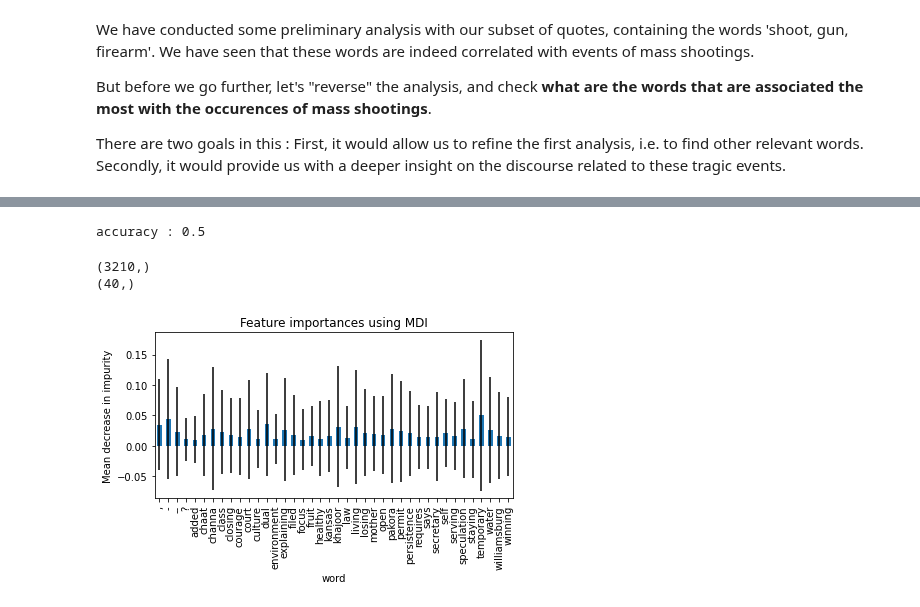
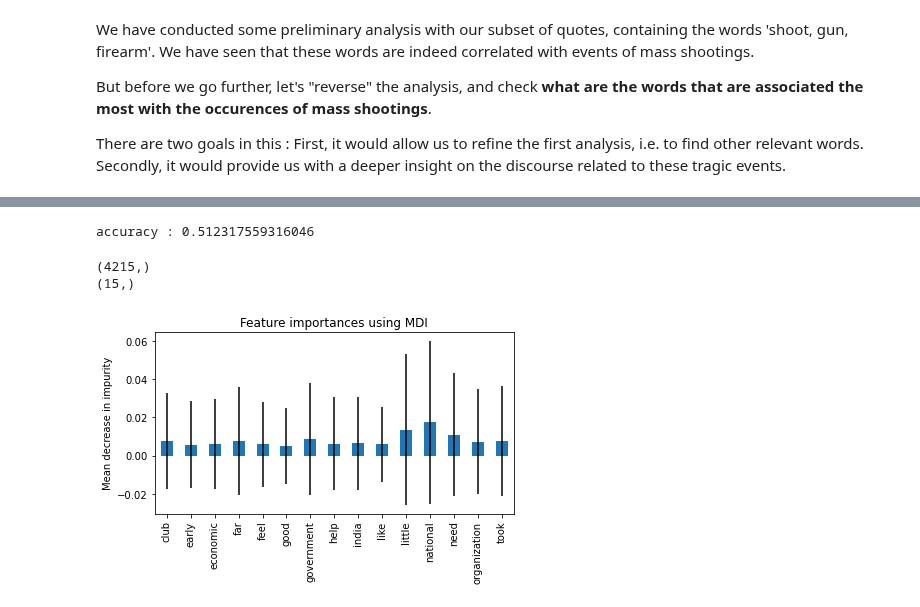
Before and after one commit to epfl-ada/ada-2021-project-clezemath, a Jupyter notebook: milestone3.ipynb, the cells around one changed output, grey strips where cells are left out. Saved outputs shown, nothing was run; the diff lists cells and outputs as text; code cells hidden in the pictures.

Commit message:
random forest

```diff
--- a/milestone3.ipynb
+++ b/milestone3.ipynb
@@ -66,4 +66,4 @@ We then open the obtained file, and **select only the rows that correspond to qu
 #df_original.head()
 # %%
 # New dataframe with the obtained data
-df_original = pd.read_json('quotes-cropped.json', lines=True)
+# df_original = pd.read_json('quotes-cropped.json', lines=True)
@@ -817,0 +847,3 @@ quote_2015_20719     0.0   0.0  0.0   0.0  0.0   0.0    0.0  0.0  0.0  0.0
+# %%
+X = pd.read_csv('Data/base_after_full.csv', index_col='quote')
+X.head()
@@ -819,7 +860,7 @@ quote_2015_20719     0.0   0.0  0.0   0.0  0.0   0.0    0.0  0.0  0.0  0.0
 from sklearn import preprocessing
 le = preprocessing.LabelEncoder()
 # we extract the label information from the quotes_data df
-y = [list(set(quotes_data.loc[quotes_data['quote'] == quote, 'group'].tolist()))[0] for quote in X.index]
+y = [list(set(all_data.loc[all_data['quote'] == quote, 'group'].tolist()))[0] for quote in X.index]
 le.fit(y)
 y = le.transform(y)
 print(y)
@@ -846,41 +871,47 @@ from sklearn.model_selection import train_test_split
 from sklearn.metrics import balanced_accuracy_score
 
 # split into train and test data
-X_train, X_test, y_train, y_test = train_test_split(X, y, stratify=y, test_size=0.2, random_state=42)
+X_train, X_test, y_train, y_test = train_test_split(X, y, stratify=y, test_size=0.1, random_state=42)
 
 # init and fit the random forest
-rf = RandomForestClassifier(max_depth=20, random_state=0)
+rf = RandomForestClassifier(n_estimators=400,
+                            class_weight='balanced_subsample',
+                            max_depth=10,
+                            bootstrap=True,
+                            random_state=0)
 rf.fit(X_train, y_train)
 
 # get the accuracy of the classifier
 results = balanced_accuracy_score(y_test, rf.predict(X_test))
 print(f'accuracy : {results}')
 # %% [output]
-accuracy : 0.5
+accuracy : 0.512317559316046
 # %%
 # based on: https://scikit-learn.org/stable/auto_examples/ensemble/plot_forest_importances.html
 # Here we explore the feature importances
 import matplotlib.pyplot as plt
 
 # we gather the importance of features (words) as the MDI, and the std of MDI
 feature_names = X.columns
 importances = rf.feature_importances_
 std = np.std([tree.feature_importances_ for tree in rf.estimators_], axis=0)
 
-# we keep only the most informative (importn
+# we keep only the most informative (important) features
 forest_importances = pd.Series(importances, index=feature_names)
 print(forest_importances.shape)
-thr = 0.01
+thr = 0.005
 most_std = std[forest_importances > thr]
 most_important = forest_importances[forest_importances > thr]
 print(most_important.shape)
 
+# plotting
 fig, ax = plt.subplots()
 most_important.plot.bar(yerr=most_std, ax=ax)
 ax.set_title("Feature importances using MDI")
 ax.set_ylabel("Mean decrease in impurity")
 fig.tight_layout()
+plt.savefig("feat_importances_mdpi.pdf", format="pdf", bbox_inches="tight")
 # %% [output]
-(3210,)
-(40,)
+(4215,)
+(15,)
-[figure, old version]
+[figure, new version]
```
Also changed, not shown: parts of 6 cells of this notebook, 3 other files.
